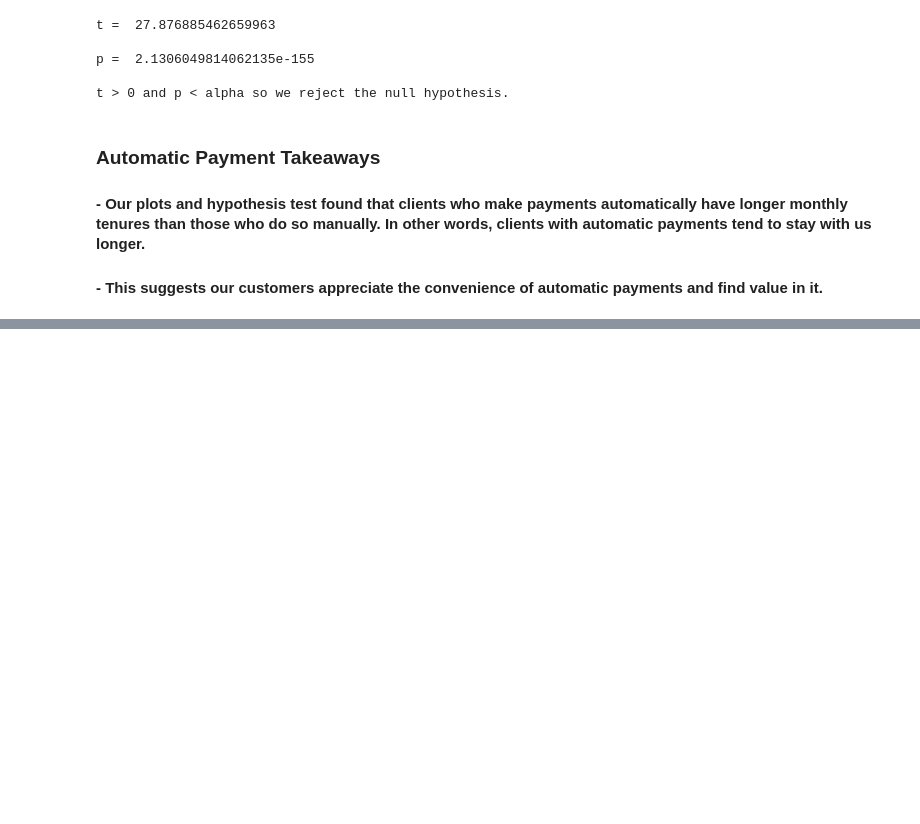
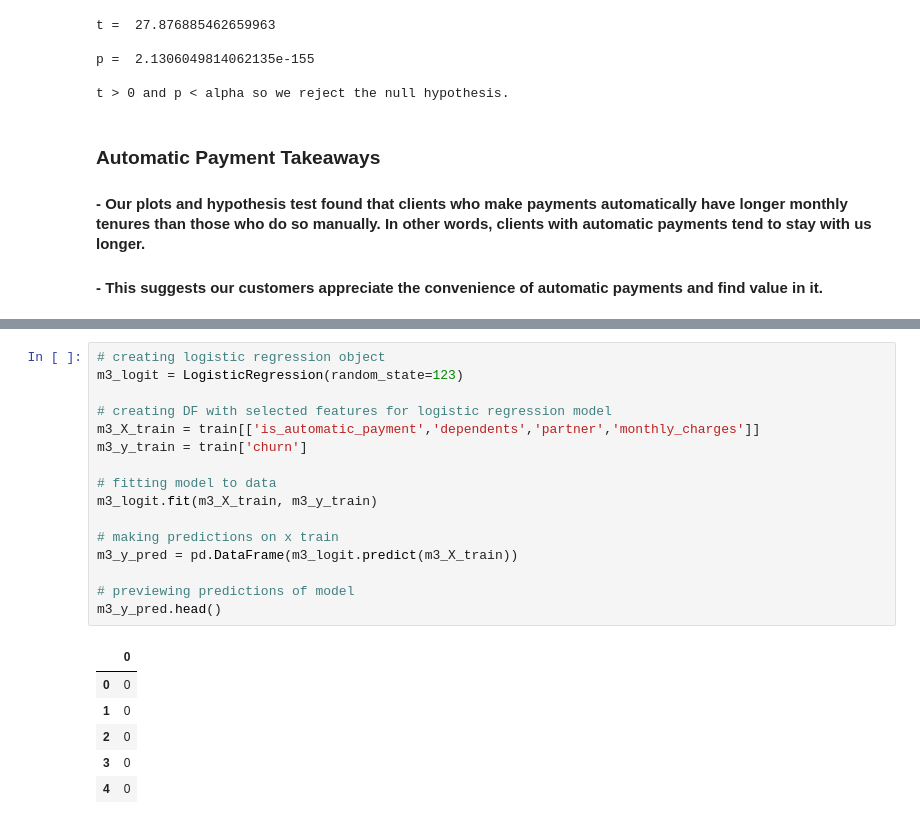
Before and after one commit to SamuelD-Data/Telco_Churn_Project, a Jupyter notebook: classification_project.ipynb, the cells around one changed output, grey strips where cells are left out. Cells and saved outputs as stored; diff of their text form; blank space fills up the shorter version.

```diff
--- a/classification_project.ipynb
+++ b/classification_project.ipynb
@@ -693,0 +689,23 @@ test_bl['pred'] = 0
+# %%
+# creating logistic regression object
+m3_logit = LogisticRegression(random_state=123)
+
+# creating DF with selected features for logistic regression model
+m3_X_train = train[['is_automatic_payment','dependents','partner','monthly_charges']]
+m3_y_train = train['churn']
+
+# fitting model to data
+m3_logit.fit(m3_X_train, m3_y_train)
+
+# making predictions on x train
+m3_y_pred = pd.DataFrame(m3_logit.predict(m3_X_train))
+
+# previewing predictions of model
+m3_y_pred.head()
+# %% [output]
+|  | 0 |
+| 0 | 0 |
+| 1 | 0 |
+| 2 | 0 |
+| 3 | 0 |
+| 4 | 0 |
```
Also changed, not shown: parts of 60 cells of this notebook.
